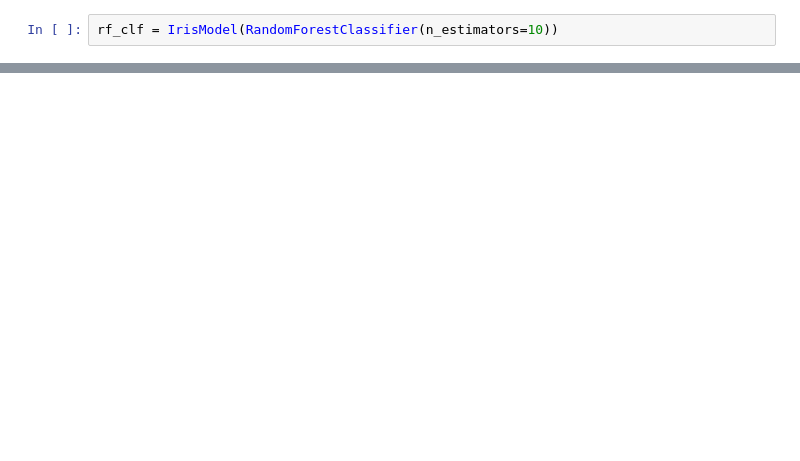
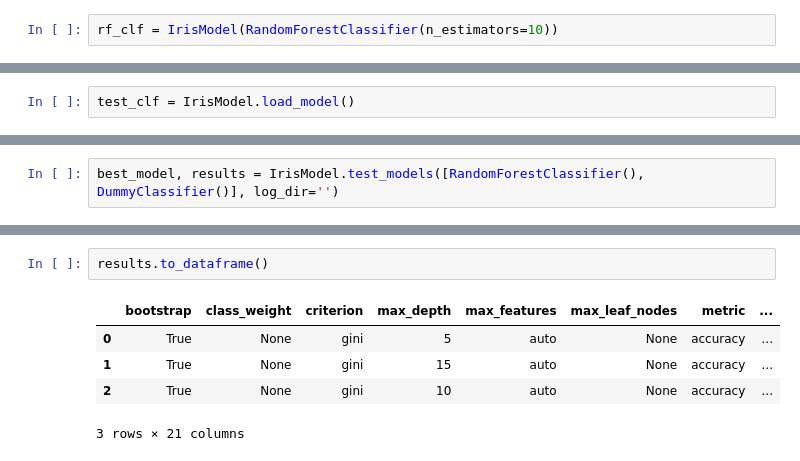
Before and after one commit to andersbogsnes/ml_tooling, a Jupyter notebook: notebooks/Iris Demo.ipynb, the cells around one changed output, grey strips where cells are left out. Cells and saved outputs as stored; diff of their text form; blank space fills up the shorter version.

```diff
--- a/notebooks/Iris Demo.ipynb
+++ b/notebooks/Iris Demo.ipynb
@@ -30,0 +86,2 @@ ax = result.plot.feature_importance()
+# %%
+test_clf = IrisModel.load_model()
@@ -30,0 +106,2 @@ ax = result.plot.feature_importance()
+# %%
+best_model, results = IrisModel.test_models([RandomForestClassifier(), DummyClassifier()], log_dir='')
@@ -30,0 +130,8 @@ ax = result.plot.feature_importance()
+# %%
+results.to_dataframe()
+# %% [output]
+|  | bootstrap | class_weight | criterion | max_depth | max_features | max_leaf_nodes | metric | ... |
+| 0 | True | None | gini | 5 | auto | None | accuracy | ... |
+| 1 | True | None | gini | 15 | auto | None | accuracy | ... |
+| 2 | True | None | gini | 10 | auto | None | accuracy | ... |
+3 rows × 21 columns
```
Also changed, not shown: parts of 17 cells of this notebook, 1 other file.
